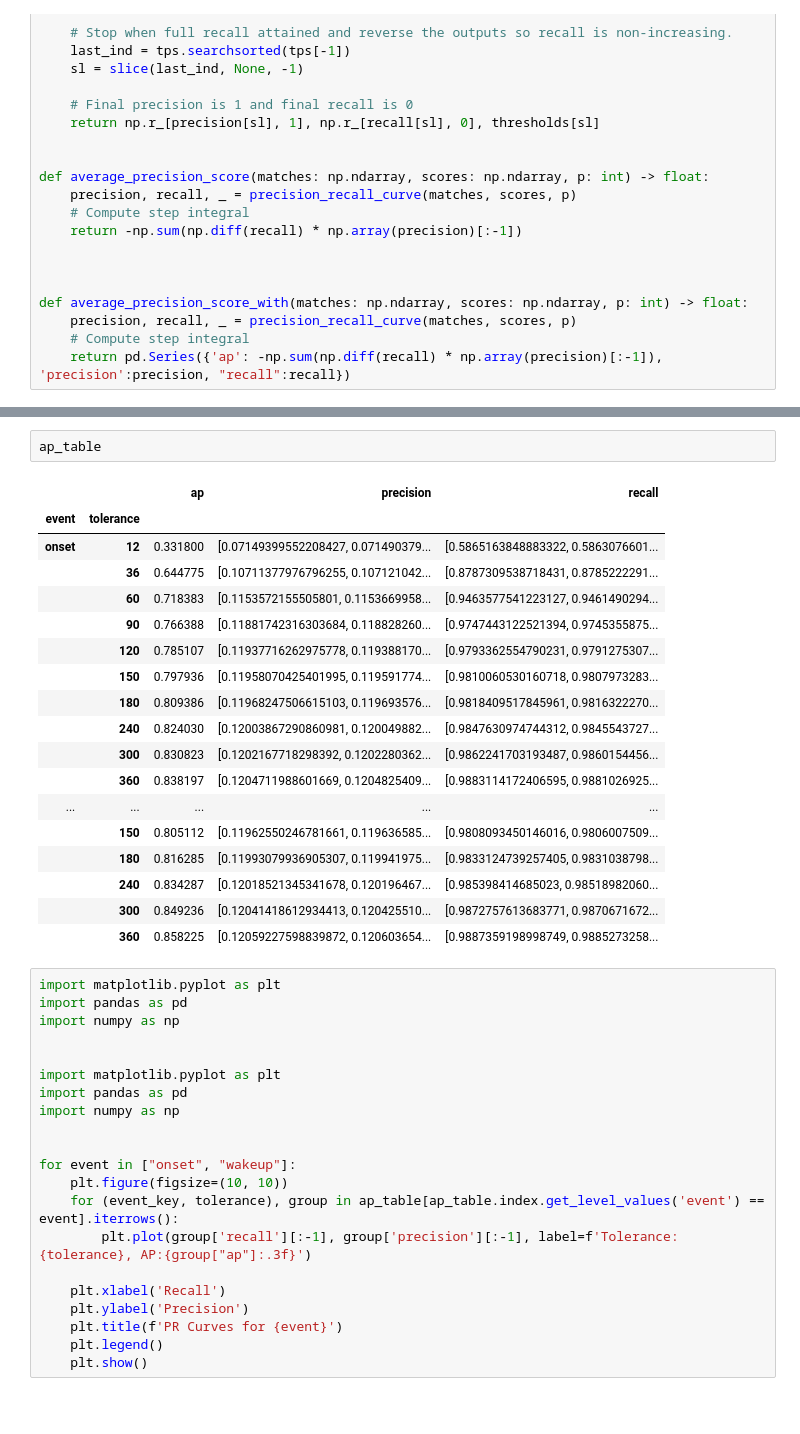
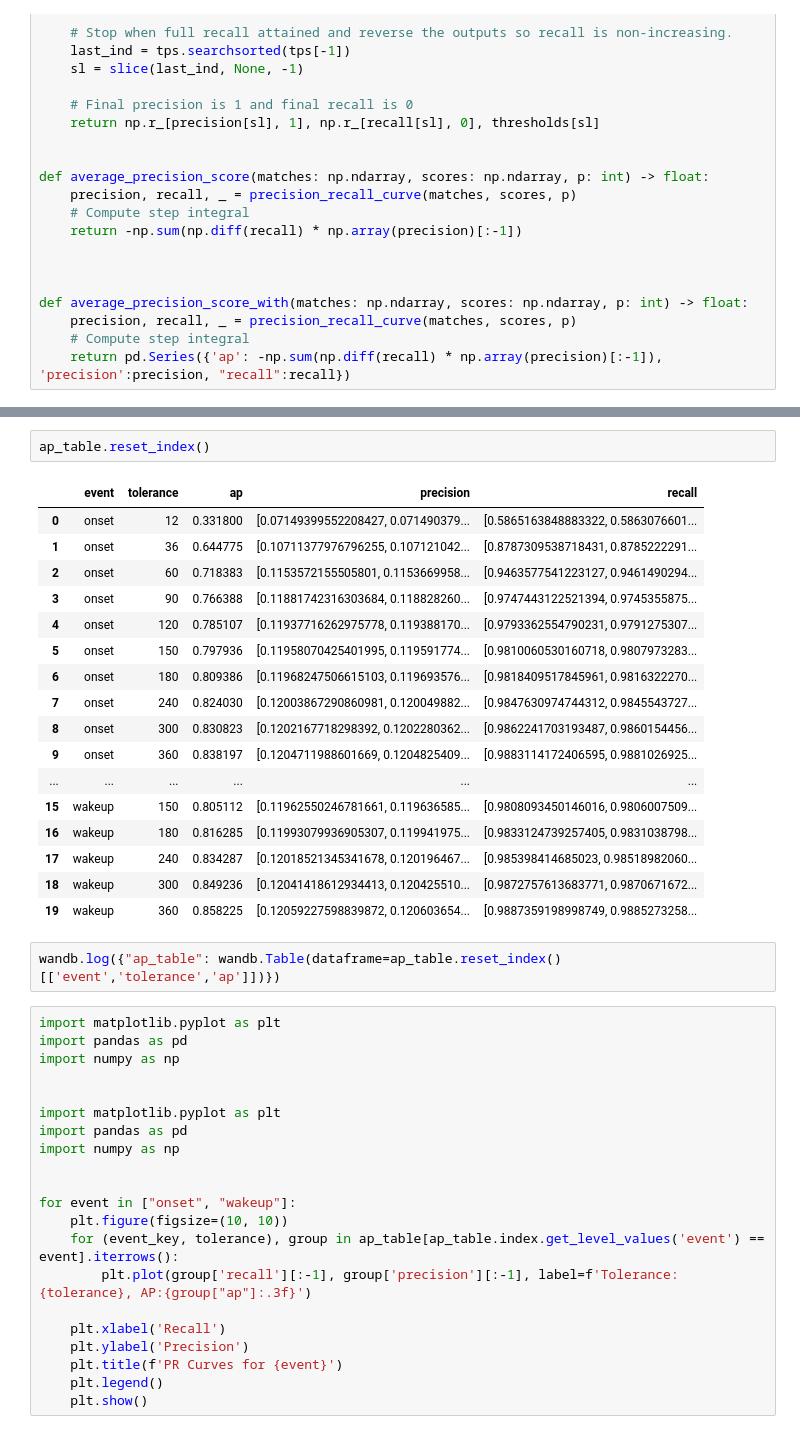
Before and after one commit to unonao/kaggle-child-mind-institute-detect-sleep-states, a Jupyter notebook: notebook/2023-11-15_check_prediction.ipynb, the cells around one changed output, grey strips where cells are left out. Drawn from its saved outputs; the diff is of its cells as text; blank space fills up the shorter version.

```diff
--- a/notebook/2023-11-15_check_prediction.ipynb
+++ b/notebook/2023-11-15_check_prediction.ipynb
@@ -303,25 +308,26 @@ score
 0.7392876263644894
+# %%
+ap_table.reset_index()
+# %% [output]
+|  | event | tolerance | ap | precision | recall |
+| 0 | onset | 12 | 0.331800 | [0.07149399552208427, 0.071490379... | [0.5865163848883322, 0.5863076601... |
+| 1 | onset | 36 | 0.644775 | [0.10711377976796255, 0.107121042... | [0.8787309538718431, 0.8785222291... |
+| 2 | onset | 60 | 0.718383 | [0.1153572155505801, 0.1153669958... | [0.9463577541223127, 0.9461490294... |
+| 3 | onset | 90 | 0.766388 | [0.11881742316303684, 0.118828260... | [0.9747443122521394, 0.9745355875... |
+| 4 | onset | 120 | 0.785107 | [0.11937716262975778, 0.119388170... | [0.9793362554790231, 0.9791275307... |
+| 5 | onset | 150 | 0.797936 | [0.11958070425401995, 0.119591774... | [0.9810060530160718, 0.9807973283... |
+| 6 | onset | 180 | 0.809386 | [0.11968247506615103, 0.119693576... | [0.9818409517845961, 0.9816322270... |
+| 7 | onset | 240 | 0.824030 | [0.12003867290860981, 0.120049882... | [0.9847630974744312, 0.9845543727... |
+| 8 | onset | 300 | 0.830823 | [0.1202167718298392, 0.1202280362... | [0.9862241703193487, 0.9860154456... |
+| 9 | onset | 360 | 0.838197 | [0.1204711988601669, 0.1204825409... | [0.9883114172406595, 0.9881026925... |
+| ... | ... | ... | ... | ... | ... |
+| 15 | wakeup | 150 | 0.805112 | [0.11962550246781661, 0.119636585... | [0.9808093450146016, 0.9806007509... |
+| 16 | wakeup | 180 | 0.816285 | [0.11993079936905307, 0.119941975... | [0.9833124739257405, 0.9831038798... |
+| 17 | wakeup | 240 | 0.834287 | [0.12018521345341678, 0.120196467... | [0.985398414685023, 0.98518982060... |
+| 18 | wakeup | 300 | 0.849236 | [0.12041418612934413, 0.120425510... | [0.9872757613683771, 0.9870671672... |
+| 19 | wakeup | 360 | 0.858225 | [0.12059227598839872, 0.120603654... | [0.9887359198998749, 0.9885273258... |
 # %%
-ap_table
+wandb.log({"ap_table": wandb.Table(dataframe=ap_table.reset_index()[['event','tolerance','ap']])})
-# %% [output]
-|  |  | ap | precision | recall |
-| event | tolerance |  |  |  |
-| onset | 12 | 0.331800 | [0.07149399552208427, 0.071490379... | [0.5865163848883322, 0.5863076601... |
-|  | 36 | 0.644775 | [0.10711377976796255, 0.107121042... | [0.8787309538718431, 0.8785222291... |
-|  | 60 | 0.718383 | [0.1153572155505801, 0.1153669958... | [0.9463577541223127, 0.9461490294... |
-|  | 90 | 0.766388 | [0.11881742316303684, 0.118828260... | [0.9747443122521394, 0.9745355875... |
-|  | 120 | 0.785107 | [0.11937716262975778, 0.119388170... | [0.9793362554790231, 0.9791275307... |
-|  | 150 | 0.797936 | [0.11958070425401995, 0.119591774... | [0.9810060530160718, 0.9807973283... |
-|  | 180 | 0.809386 | [0.11968247506615103, 0.119693576... | [0.9818409517845961, 0.9816322270... |
-|  | 240 | 0.824030 | [0.12003867290860981, 0.120049882... | [0.9847630974744312, 0.9845543727... |
-|  | 300 | 0.830823 | [0.1202167718298392, 0.1202280362... | [0.9862241703193487, 0.9860154456... |
-|  | 360 | 0.838197 | [0.1204711988601669, 0.1204825409... | [0.9883114172406595, 0.9881026925... |
-| ... | ... | ... | ... | ... |
-|  | 150 | 0.805112 | [0.11962550246781661, 0.119636585... | [0.9808093450146016, 0.9806007509... |
-|  | 180 | 0.816285 | [0.11993079936905307, 0.119941975... | [0.9833124739257405, 0.9831038798... |
-|  | 240 | 0.834287 | [0.12018521345341678, 0.120196467... | [0.985398414685023, 0.98518982060... |
-|  | 300 | 0.849236 | [0.12041418612934413, 0.120425510... | [0.9872757613683771, 0.9870671672... |
-|  | 360 | 0.858225 | [0.12059227598839872, 0.120603654... | [0.9887359198998749, 0.9885273258... |
 # %%
 import matplotlib.pyplot as plt
 import pandas as pd
```
Also changed, not shown: parts of 2 cells of this notebook, 3 other files.
